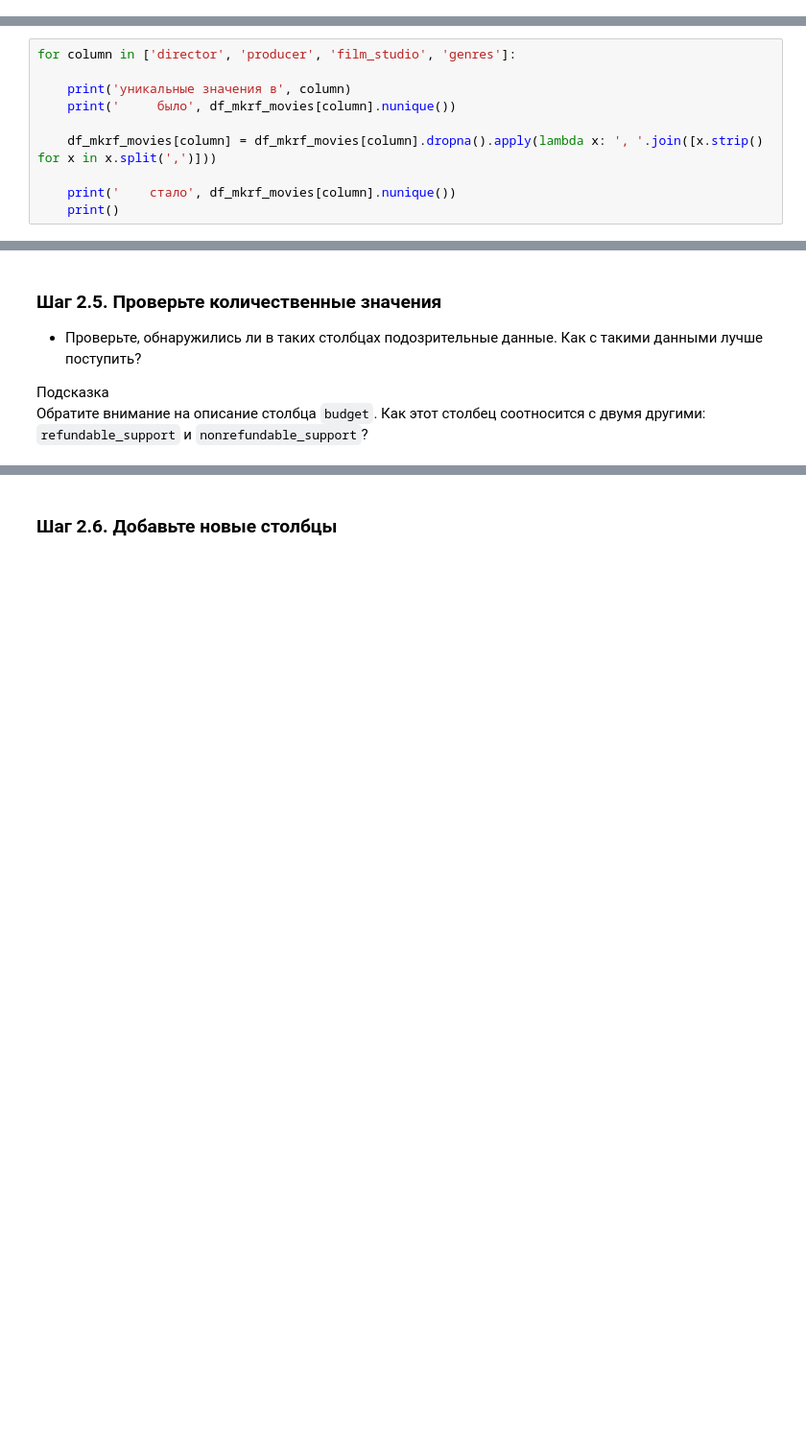
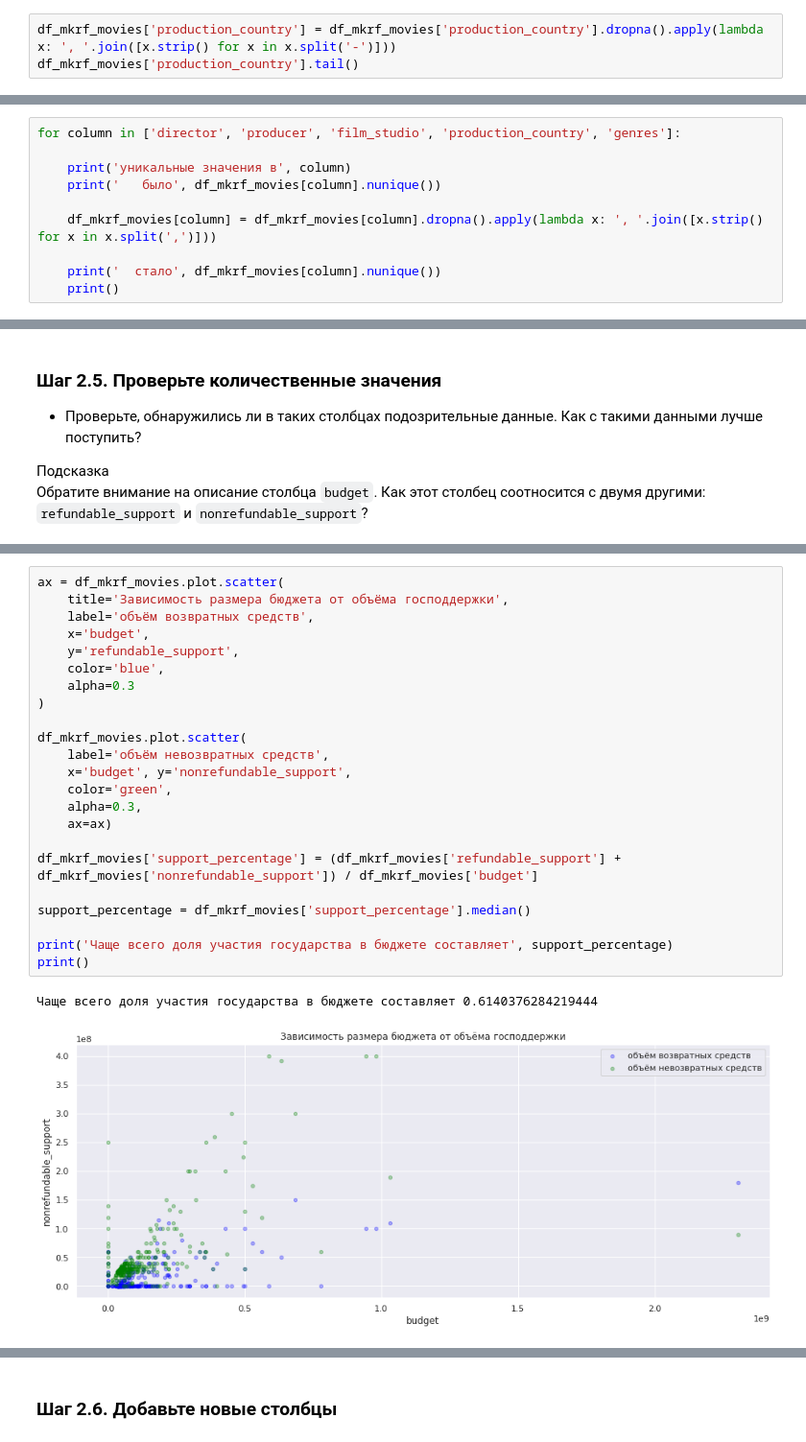
Before and after one commit to ArtyomRasskazov/Practicum, a Jupyter notebook: 1-4-russian-film-distribution.ipynb, the cells around one changed output, grey strips where cells are left out. Shown: that part at 96% size. Cells and saved outputs as stored; diff of their text form; blank space fills up the shorter version.

```diff
--- a/1-4-russian-film-distribution.ipynb
+++ b/1-4-russian-film-distribution.ipynb
@@ -348,0 +360,3 @@ df_mkrf_movies.loc[df_mkrf_movies['puNumber'].duplicated(keep=False)]
+# %%
+df_mkrf_movies['production_country'] = df_mkrf_movies['production_country'].dropna().apply(lambda x: ', '.join([x.strip() for x in x.split('-')]))
+df_mkrf_movies['production_country'].tail()
@@ -351,12 +372,12 @@ df_mkrf_movies.loc[df_mkrf_movies['puNumber'].duplicated(keep=False)]
 # %%
-for column in ['director', 'producer', 'film_studio', 'genres']:
+for column in ['director', 'producer', 'film_studio', 'production_country', 'genres']:
 
     print('уникальные значения в', column)
-    print('     было', df_mkrf_movies[column].nunique())
+    print('   было', df_mkrf_movies[column].nunique())
 
     df_mkrf_movies[column] = df_mkrf_movies[column].dropna().apply(lambda x: ', '.join([x.strip() for x in x.split(',')]))
 
-    print('    стало', df_mkrf_movies[column].nunique())
+    print('  стало', df_mkrf_movies[column].nunique())
     print()
 # %% [output]
 уникальные значения в director
@@ -442,0 +492,26 @@ df_mkrf_movies[['title', 'refundable_support', 'nonrefundable_support', 'budget'
+# %%
+ax = df_mkrf_movies.plot.scatter(
+    title='Зависимость размера бюджета от объёма господдержки',
+    label='объём возвратных средств',
+    x='budget',
+    y='refundable_support',
+    color='blue',
+    alpha=0.3
+)
+
+df_mkrf_movies.plot.scatter(
+    label='объём невозвратных средств',
+    x='budget', y='nonrefundable_support',
+    color='green',
+    alpha=0.3,
+    ax=ax)
+
+df_mkrf_movies['support_percentage'] = (df_mkrf_movies['refundable_support'] + df_mkrf_movies['nonrefundable_support']) / df_mkrf_movies['budget']
+
+support_percentage = df_mkrf_movies['support_percentage'].median()
+
+print('Чаще всего доля участия государства в бюджете составляет', support_percentage)
+print()
+# %% [output]
+Чаще всего доля участия государства в бюджете составляет 0.6140376284219444
+[figure, added]
```
Also changed, not shown: parts of 17 cells of this notebook.
